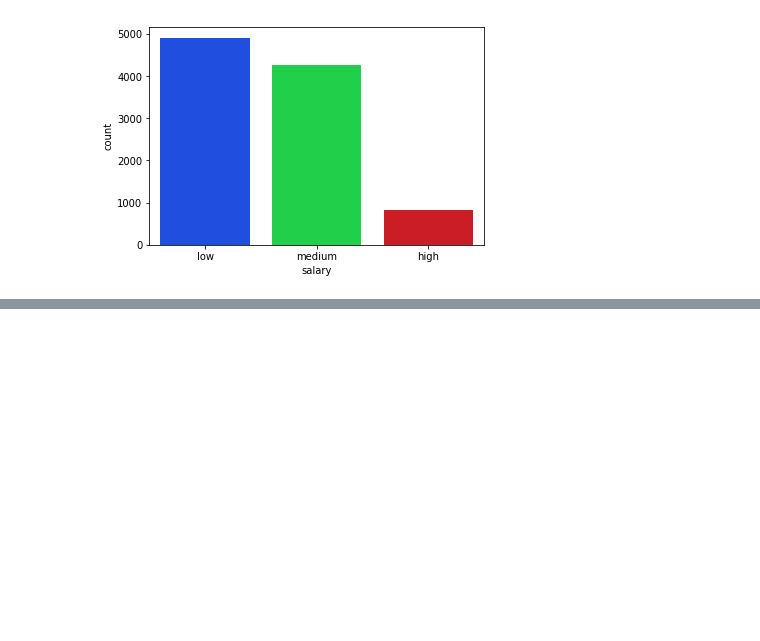
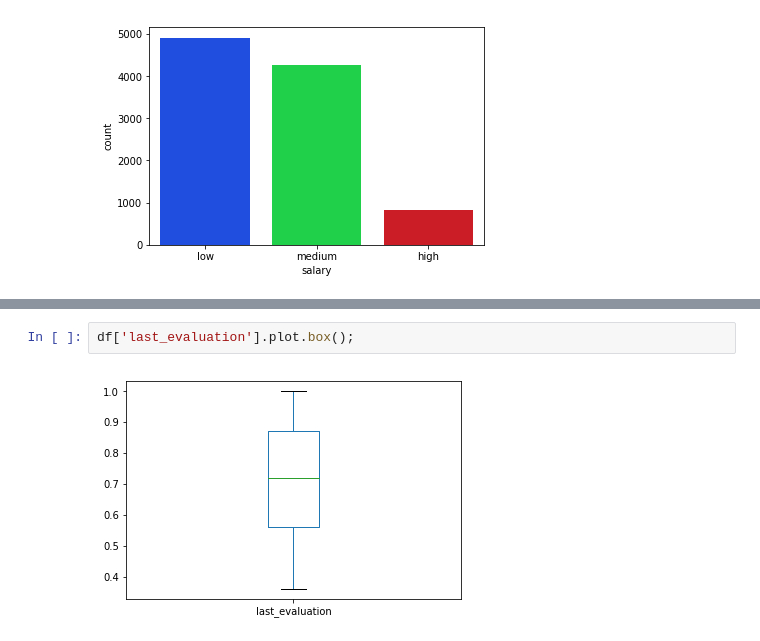
Before and after one commit to hhzanalyticslab/dbm16-hr-competition, a Jupyter notebook: EDA_hr_train.ipynb, the cells around one changed output, grey strips where cells are left out. Cells and saved outputs as stored; diff of their text form; blank space fills up the shorter version.

```diff
--- a/EDA_hr_train.ipynb
+++ b/EDA_hr_train.ipynb
@@ -127,0 +141,4 @@ sns.countplot(x='salary', data=df, palette='bright', order=df['salary'].value_co
+# %%
+df['last_evaluation'].plot.box();
+# %% [output]
+[figure, added]
```
Also changed, not shown: parts of 19 cells of this notebook.
